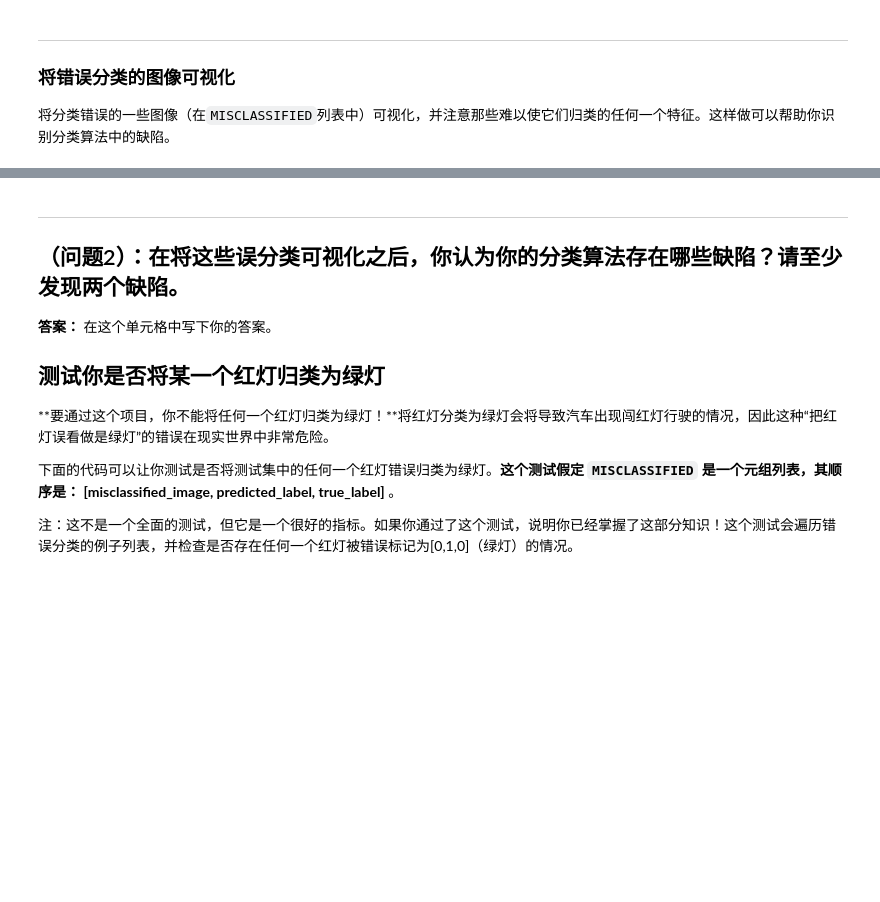
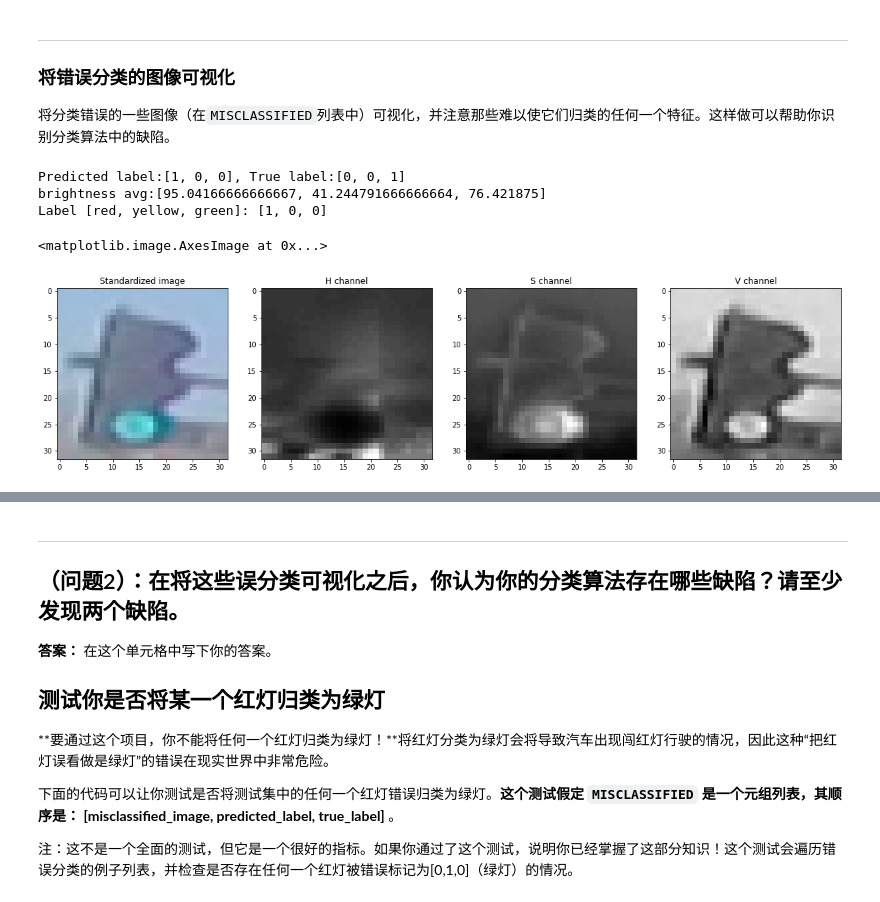
Before and after one commit to ChiangC/SDC_Python, a Jupyter notebook: 03_traffic_light_classifier/Traffic_Light_Classifier-zh.ipynb, the cells around one changed output, grey strips where cells are left out. Saved outputs shown, nothing was run; the diff lists cells and outputs as text; code cells hidden in the pictures; blank space fills up the shorter version.

Commit message:
traffic light classifier

````diff
--- a/03_traffic_light_classifier/Traffic_Light_Classifier-zh.ipynb
+++ b/03_traffic_light_classifier/Traffic_Light_Classifier-zh.ipynb
@@ -88,10 +88,11 @@ IMAGE_DIR_TEST = "traffic_light_images/test/"
 
 
 
-```python
+#```python
 # Using the load_dataset function in helpers.py
 # Load training data
 IMAGE_LIST = helpers.load_dataset(IMAGE_DIR_TRAINING)
+IMAGE_TEST_LIST_CH = helpers.load_dataset(IMAGE_DIR_TEST)
 # %% [markdown]
 ## 可视化数据
 
@@ -331,7 +460,12 @@ def estimate_label(rgb_image):
 
     ## TODO: Extract feature(s) from the RGB image and use those features to
     ## classify the image and output a one-hot encoded label
-    predicted_label = []
+    avg_brightness = create_feature(rgb_image)
+    r_light_label_value = 1 if (avg_brightness[0] > avg_brightness[1] and avg_brightness[0] > avg_brightness[2]) else 0
+    y_light_label_value = 1 if (avg_brightness[1] > avg_brightness[0] and avg_brightness[1] > avg_brightness[2]) else 0
+    g_light_label_value = 1 if (avg_brightness[2] > avg_brightness[0] and avg_brightness[2] > avg_brightness[1]) else 0
+
+    predicted_label = [r_light_label_value, y_light_label_value, g_light_label_value]
 
     return predicted_label
 # %% [markdown]
@@ -414,0 +548,41 @@ print("Number of misclassified images = " + str(len(MISCLASSIFIED)) +' out of '+
+# %%
+# Visualize misclassified example(s)
+## TODO: Display an image in the `MISCLASSIFIED` list
+## TODO: Print out its predicted label - to see what the image *was* incorrectly classified as
+idx = 11
+miss_img = MISCLASSIFIED[idx][0]
+# plt.imshow(miss_img)
+print("Predicted label:" +str(MISCLASSIFIED[idx][1]) + ", True label:"+str(MISCLASSIFIED[idx][2]))
+
+
+#=======================================================
+avg = avg_brightness_4_lights(miss_img)
+print("brightness avg:%s" %(str(avg)))
+
+# Convert to HSV
+hsv = cv2.cvtColor(miss_img, cv2.COLOR_RGB2HSV)
+
+# Print image label
+print('Label [red, yellow, green]: ' + str(test_label))
+
+# HSV channels
+h = hsv[:,:,0]
+s = hsv[:,:,1]
+v = hsv[:,:,2]
+
+# Plot the original image and the three channels
+f, (ax1, ax2, ax3, ax4) = plt.subplots(1, 4, figsize=(20,10))
+ax1.set_title('Standardized image')
+ax1.imshow(miss_img)
+ax2.set_title('H channel')
+ax2.imshow(h, cmap='gray')
+ax3.set_title('S channel')
+ax3.imshow(s, cmap='gray')
+ax4.set_title('V channel')
+ax4.imshow(v, cmap='gray')
+# %% [output]
+Predicted label:[1, 0, 0], True label:[0, 0, 1]
+brightness avg:[95.04166666666667, 41.244791666666664, 76.421875]
+Label [red, yellow, green]: [1, 0, 0]
+<matplotlib.image.AxesImage at 0x...>
+[figure, added]
````
Also changed, not shown: parts of 14 cells of this notebook, 18 other files.
